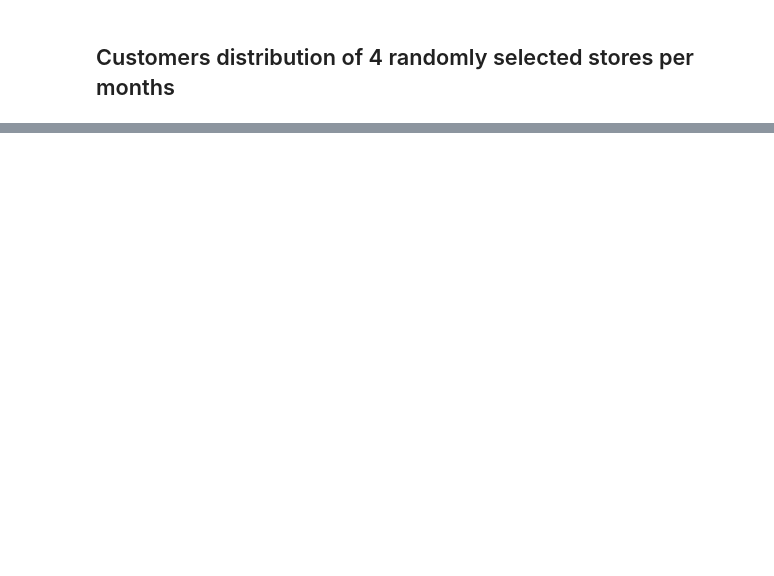
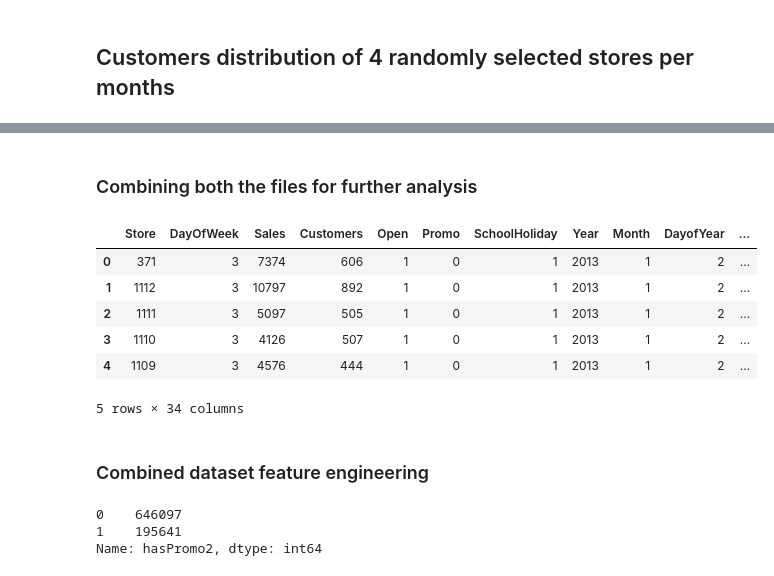
Before and after one commit to dheerajreddy2020/AI-Algorithms-Final-Project, a Jupyter notebook: Data Acquisition and Understanding/Data Exploration.ipynb, the cells around one changed output, grey strips where cells are left out. Cells and saved outputs as stored; diff of their text form; code cells hidden in the pictures; blank space fills up the shorter version.

```diff
--- a/Data Acquisition and Understanding/Data Exploration.ipynb
+++ b/Data Acquisition and Understanding/Data Exploration.ipynb
@@ -332,0 +465,3 @@ Name: Promo, dtype: int64
+# %%
+store_df['Promo_months'] = store_df['PromoInterval'].apply(get_promo_month)
+#store_df.apply(lambda x: x.apply(get_promo_month,axis=1), axis=0)
@@ -332,0 +477,9 @@ Name: Promo, dtype: int64
+# %%
+for i in range(12):
+    col_name = 'Promo_2_month_'+str(i+1)
+    store_df[col_name] = 0
+# %%
+for i in range(12):
+    col_name = 'Promo_2_month_'+str(i+1)
+    for index,row in store_df.iterrows():
+        store_df.loc[index,col_name] = row['Promo_months'][i]
@@ -332,0 +496,16 @@ Name: Promo, dtype: int64
+# %% [markdown]
+### Combining both the files for further analysis
+# %%
+Combined_df = final_df.merge(store_df,how='left',on='Store')
+# %%
+Combined_df.head()
+# %% [output]
+|  | Store | DayOfWeek | Sales | Customers | Open | Promo | SchoolHoliday | Year | Month | DayofYear | ... |
+| 0 | 371 | 3 | 7374 | 606 | 1 | 0 | 1 | 2013 | 1 | 2 | ... |
+| 1 | 1112 | 3 | 10797 | 892 | 1 | 0 | 1 | 2013 | 1 | 2 | ... |
+| 2 | 1111 | 3 | 5097 | 505 | 1 | 0 | 1 | 2013 | 1 | 2 | ... |
+| 3 | 1110 | 3 | 4126 | 507 | 1 | 0 | 1 | 2013 | 1 | 2 | ... |
+| 4 | 1109 | 3 | 4576 | 444 | 1 | 0 | 1 | 2013 | 1 | 2 | ... |
+5 rows × 34 columns
+# %% [markdown]
+### Combined dataset feature engineering
@@ -332,0 +515,6 @@ Name: Promo, dtype: int64
+# %%
+Combined_df['hasPromo2'] .value_counts()
+# %% [output]
+0    646097
+1    195641
+Name: hasPromo2, dtype: int64
```
Also changed, not shown: parts of 51 cells of this notebook, 11 other files.
